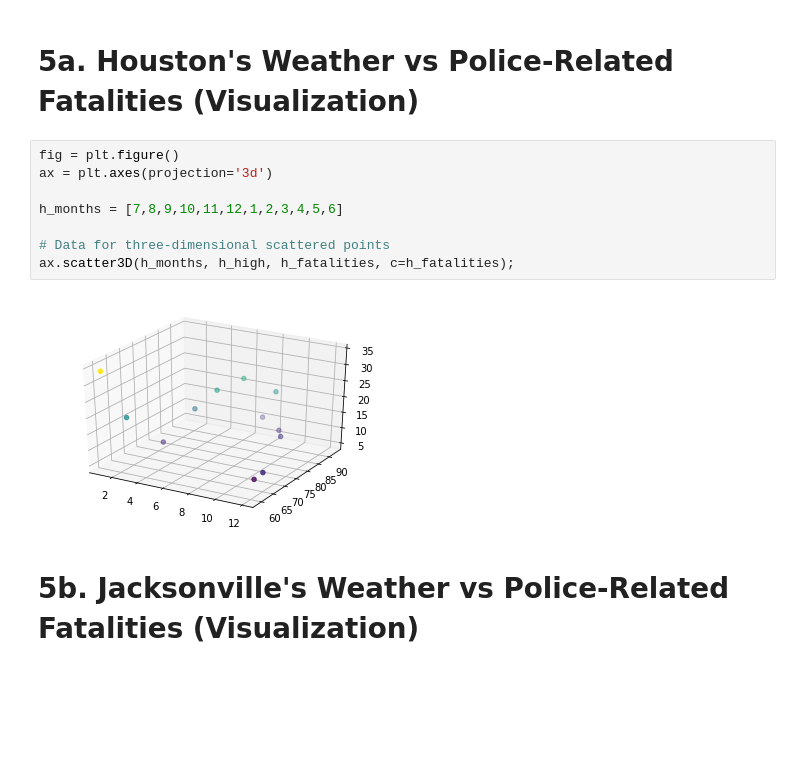
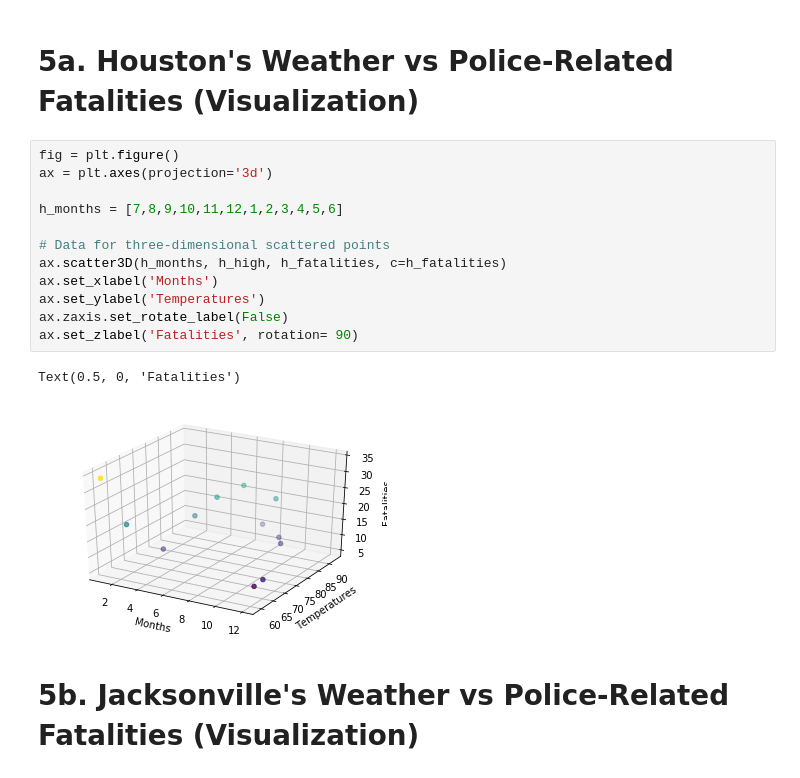
Before and after one commit to Jensen615/Police-Brutality-vs-Weather, a Jupyter notebook: Police-Related Fatalities vs Weather 2014-2015_revised.ipynb, the cells around one changed output. Cells and saved outputs as stored; diff of their text form; blank space fills up the shorter version.

Commit message:
Made updates to 3D scatter plots

```diff
--- a/Police-Related Fatalities vs Weather 2014-2015_revised.ipynb
+++ b/Police-Related Fatalities vs Weather 2014-2015_revised.ipynb
@@ -220,13 +234,18 @@ NameError: name 'np' is not defined
 # %%
 fig = plt.figure()
 ax = plt.axes(projection='3d')
 
 h_months = [7,8,9,10,11,12,1,2,3,4,5,6]
 
 # Data for three-dimensional scattered points
-ax.scatter3D(h_months, h_high, h_fatalities, c=h_fatalities);
+ax.scatter3D(h_months, h_high, h_fatalities, c=h_fatalities)
+ax.set_xlabel('Months')
+ax.set_ylabel('Temperatures')
+ax.zaxis.set_rotate_label(False)
+ax.set_zlabel('Fatalities', rotation= 90)
 # %% [output]
+Text(0.5, 0, 'Fatalities')
-[figure, old version]
+[figure, new version]
 # %% [markdown]
 # 5b. Jacksonville's Weather vs Police-Related Fatalities (Visualization)
 # %%
```
Also changed, not shown: parts of 5 cells of this notebook.
